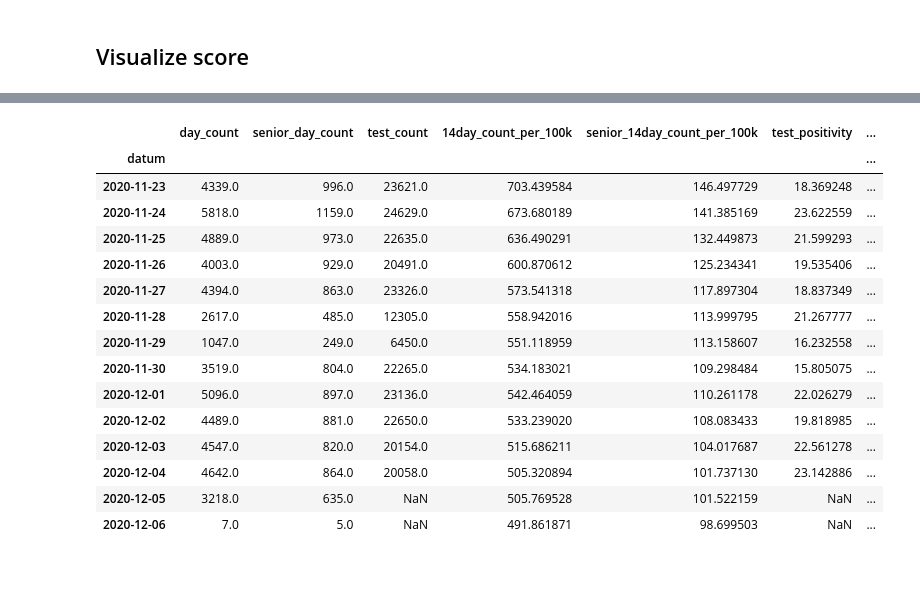
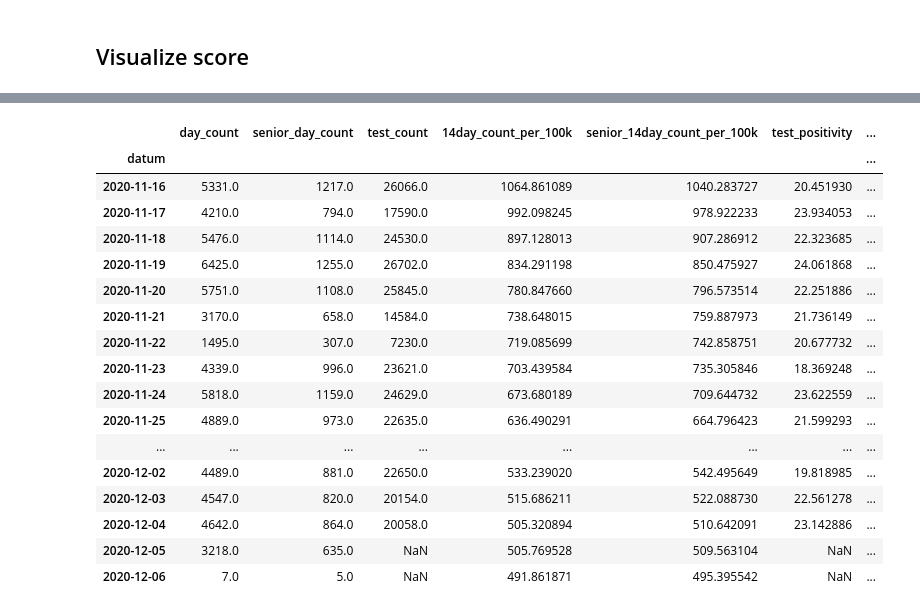
Before and after one commit to Jarec/covid_pes, a Jupyter notebook: pes.ipynb, the cells around one changed output, grey strips where cells are left out. Saved outputs shown, nothing was run; the diff lists cells and outputs as text; code cells hidden in the pictures; blank space fills up the shorter version.

```diff
--- a/pes.ipynb
+++ b/pes.ipynb
@@ -10,6 +10,7 @@ import pandas as pd
 import requests
 # %%
 cz_population = 10699142
+cz_senior_population = 2131630
 # %% [markdown]
 ## Fetch data from UZIS
 # %%
@@ -30,7 +31,7 @@ daily_data = pd.concat([day_count, senior_day_count, tests['prirustkovy_pocet_te
 ## Calculate key metrics for scoring
 # %%
 daily_data['14day_count_per_100k'] = daily_data['day_count'].rolling(14).sum()/cz_population*100000
-daily_data['senior_14day_count_per_100k'] = daily_data['senior_day_count'].rolling(14).sum()/cz_population*100000
+daily_data['senior_14day_count_per_100k'] = daily_data['senior_day_count'].rolling(14).sum()/cz_senior_population*100000
 daily_data['test_positivity'] = (daily_data['day_count']/daily_data['test_count'])*100
 daily_data['7day_test_positivity'] = daily_data['test_positivity'].rolling(7).mean()
 # %%
@@ -155,19 +158,21 @@ daily_data.dropna()[['14day_count_score', 'senior_14day_count_score', 'r_score',
 # %%
-daily_data.iloc[-14:]
+daily_data.iloc[-21:]
 # %% [output]
 |  | day_count | senior_day_count | test_count | 14day_count_per_100k | senior_14day_count_per_100k | test_positivity | ... |
 | datum |  |  |  |  |  |  | ... |
-| 2020-11-23 | 4339.0 | 996.0 | 23621.0 | 703.439584 | 146.497729 | 18.369248 | ... |
-| 2020-11-24 | 5818.0 | 1159.0 | 24629.0 | 673.680189 | 141.385169 | 23.622559 | ... |
-| 2020-11-25 | 4889.0 | 973.0 | 22635.0 | 636.490291 | 132.449873 | 21.599293 | ... |
-| 2020-11-26 | 4003.0 | 929.0 | 20491.0 | 600.870612 | 125.234341 | 19.535406 | ... |
-| 2020-11-27 | 4394.0 | 863.0 | 23326.0 | 573.541318 | 117.897304 | 18.837349 | ... |
-| 2020-11-28 | 2617.0 | 485.0 | 12305.0 | 558.942016 | 113.999795 | 21.267777 | ... |
-| 2020-11-29 | 1047.0 | 249.0 | 6450.0 | 551.118959 | 113.158607 | 16.232558 | ... |
-| 2020-11-30 | 3519.0 | 804.0 | 22265.0 | 534.183021 | 109.298484 | 15.805075 | ... |
-| 2020-12-01 | 5096.0 | 897.0 | 23136.0 | 542.464059 | 110.261178 | 22.026279 | ... |
-| 2020-12-02 | 4489.0 | 881.0 | 22650.0 | 533.239020 | 108.083433 | 19.818985 | ... |
-| 2020-12-03 | 4547.0 | 820.0 | 20154.0 | 515.686211 | 104.017687 | 22.561278 | ... |
-| 2020-12-04 | 4642.0 | 864.0 | 20058.0 | 505.320894 | 101.737130 | 23.142886 | ... |
-| 2020-12-05 | 3218.0 | 635.0 | NaN | 505.769528 | 101.522159 | NaN | ... |
-| 2020-12-06 | 7.0 | 5.0 | NaN | 491.861871 | 98.699503 | NaN | ... |
+| 2020-11-16 | 5331.0 | 1217.0 | 26066.0 | 1064.861089 | 1040.283727 | 20.451930 | ... |
+| 2020-11-17 | 4210.0 | 794.0 | 17590.0 | 992.098245 | 978.922233 | 23.934053 | ... |
+| 2020-11-18 | 5476.0 | 1114.0 | 24530.0 | 897.128013 | 907.286912 | 22.323685 | ... |
+| 2020-11-19 | 6425.0 | 1255.0 | 26702.0 | 834.291198 | 850.475927 | 24.061868 | ... |
+| 2020-11-20 | 5751.0 | 1108.0 | 25845.0 | 780.847660 | 796.573514 | 22.251886 | ... |
+| 2020-11-21 | 3170.0 | 658.0 | 14584.0 | 738.648015 | 759.887973 | 21.736149 | ... |
+| 2020-11-22 | 1495.0 | 307.0 | 7230.0 | 719.085699 | 742.858751 | 20.677732 | ... |
+| 2020-11-23 | 4339.0 | 996.0 | 23621.0 | 703.439584 | 735.305846 | 18.369248 | ... |
+| 2020-11-24 | 5818.0 | 1159.0 | 24629.0 | 673.680189 | 709.644732 | 23.622559 | ... |
+| 2020-11-25 | 4889.0 | 973.0 | 22635.0 | 636.490291 | 664.796423 | 21.599293 | ... |
+| ... | ... | ... | ... | ... | ... | ... | ... |
+| 2020-12-02 | 4489.0 | 881.0 | 22650.0 | 533.239020 | 542.495649 | 19.818985 | ... |
+| 2020-12-03 | 4547.0 | 820.0 | 20154.0 | 515.686211 | 522.088730 | 22.561278 | ... |
+| 2020-12-04 | 4642.0 | 864.0 | 20058.0 | 505.320894 | 510.642091 | 23.142886 | ... |
+| 2020-12-05 | 3218.0 | 635.0 | NaN | 505.769528 | 509.563104 | NaN | ... |
+| 2020-12-06 | 7.0 | 5.0 | NaN | 491.861871 | 495.395542 | NaN | ... |
```
Also changed, not shown: parts of 4 cells of this notebook.
